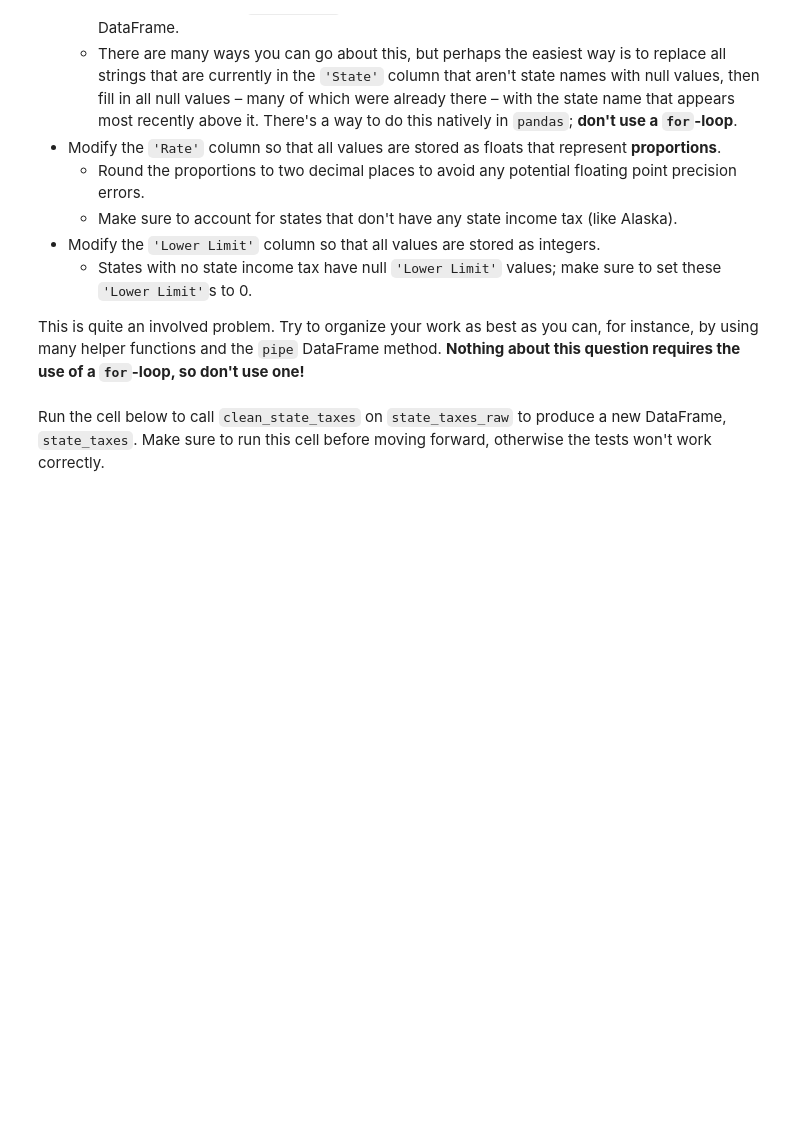
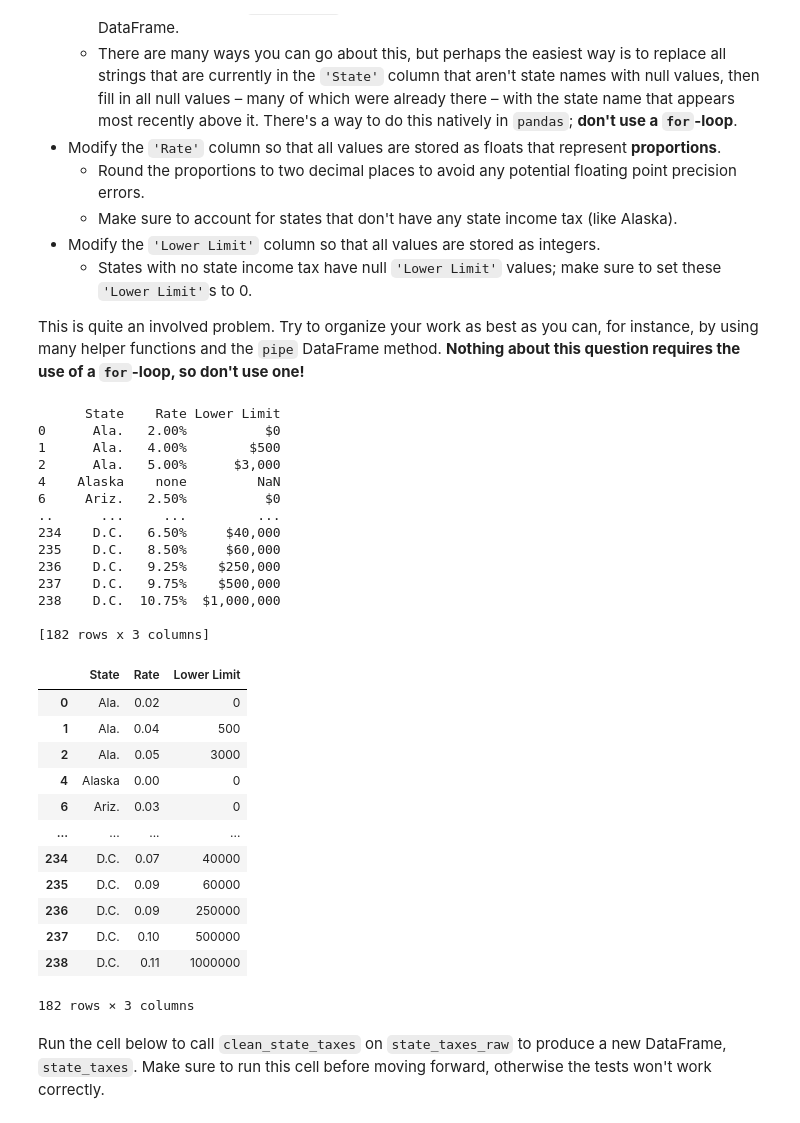
Before and after one commit to j2doan/dsc80-2025-sp, a Jupyter notebook: projects/project02/project.ipynb, the cells around one changed output. Drawn from its saved outputs; the diff is of its cells as text; code cells hidden in the pictures; blank space fills up the shorter version.

```diff
--- a/projects/project02/project.ipynb
+++ b/projects/project02/project.ipynb
@@ -818,6 +837,45 @@ Here's what you need to do to clean `state_taxes_raw`:
     - States with no state income tax have null `'Lower Limit'` values; make sure to set these `'Lower Limit'`s to 0.
 
 This is quite an involved problem. Try to organize your work as best as you can, for instance, by using many helper functions and the `pipe` DataFrame method. **Nothing about this question requires the use of a `for`-loop, so don't use one!**
+# %%
+state_taxes_raw = pd.read_csv(state_taxes_raw_path)
+df = state_taxes_raw.copy()
+df = df[~df.isna().all(axis=1)]
+df['State'] = df['State'].apply(lambda x: np.nan if isinstance(x, str) and '(' in x else x)
+df['State'] = df['State'].fillna(method='ffill')
+print(df)
+df['Rate'] = df['Rate'].str.replace('%', '').replace('none', '0').astype(float).apply(lambda y: round((y / 100), 2))
+df['Lower Limit'] = df['Lower Limit'].fillna('0').str.replace(r'[$,]', '', regex=True).astype(int)
+# state_taxes_raw
+df
+# %% [output]
+      State    Rate Lower Limit
+0      Ala.   2.00%          $0
+1      Ala.   4.00%        $500
+2      Ala.   5.00%      $3,000
+4    Alaska    none         NaN
+6     Ariz.   2.50%          $0
+..      ...     ...         ...
+234    D.C.   6.50%     $40,000
+235    D.C.   8.50%     $60,000
+236    D.C.   9.25%    $250,000
+237    D.C.   9.75%    $500,000
+238    D.C.  10.75%  $1,000,000
+
+[182 rows x 3 columns]
+|  | State | Rate | Lower Limit |
+| 0 | Ala. | 0.02 | 0 |
+| 1 | Ala. | 0.04 | 500 |
+| 2 | Ala. | 0.05 | 3000 |
+| 4 | Alaska | 0.00 | 0 |
+| 6 | Ariz. | 0.03 | 0 |
+| ... | ... | ... | ... |
+| 234 | D.C. | 0.07 | 40000 |
+| 235 | D.C. | 0.09 | 60000 |
+| 236 | D.C. | 0.09 | 250000 |
+| 237 | D.C. | 0.10 | 500000 |
+| 238 | D.C. | 0.11 | 1000000 |
+182 rows × 3 columns
 # %% [markdown]
 Run the cell below to call `clean_state_taxes` on `state_taxes_raw` to produce a new DataFrame, `state_taxes`. Make sure to run this cell before moving forward, otherwise the tests won't work correctly.
 # %%
```
Also changed, not shown: parts of 24 cells of this notebook, 7 other files.
